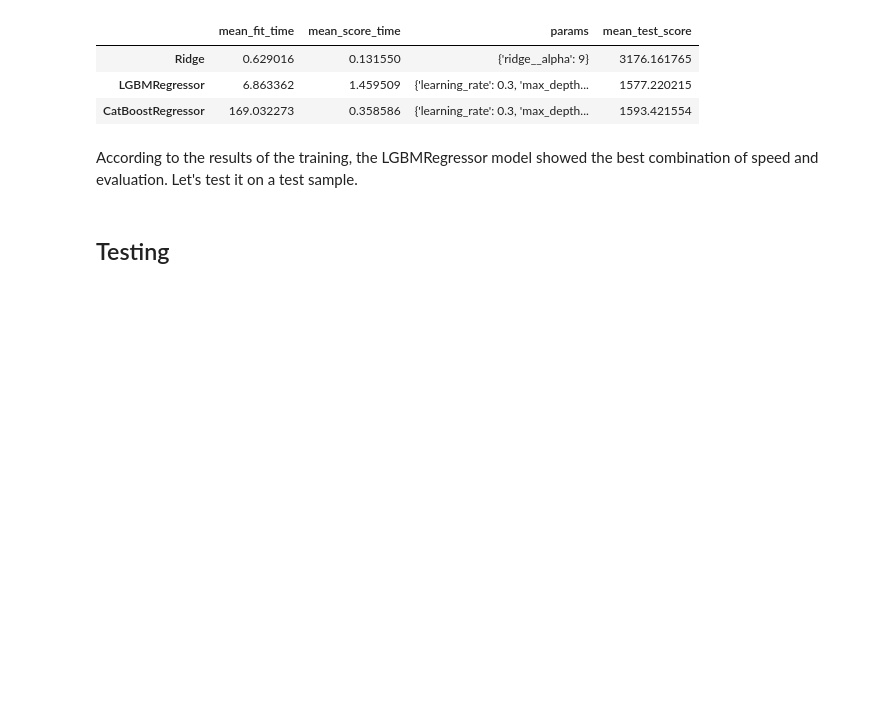
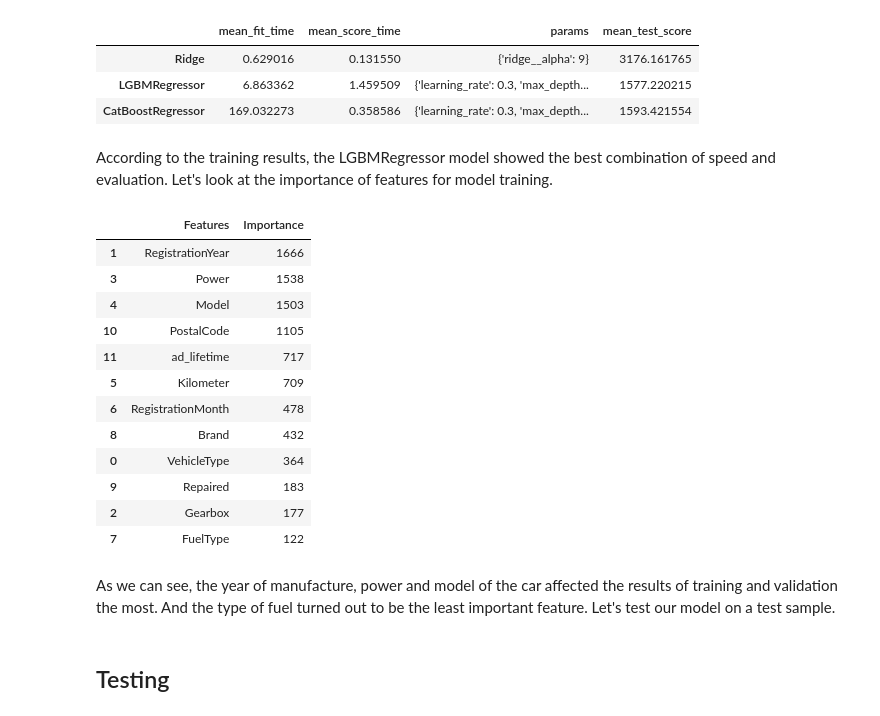
Before and after one commit to UsovAlexander/Determining-the-value-of-the-car, a Jupyter notebook: Determining_the_value_of_the_car.ipynb, the cells around one changed output. Drawn from its saved outputs; the diff is of its cells as text; code cells hidden in the pictures; blank space fills up the shorter version.

```diff
--- a/Determining_the_value_of_the_car.ipynb
+++ b/Determining_the_value_of_the_car.ipynb
@@ -341,7 +345,27 @@ result
 | LGBMRegressor | 6.863362 | 1.459509 | {'learning_rate': 0.3, 'max_depth... | 1577.220215 |
 | CatBoostRegressor | 169.032273 | 0.358586 | {'learning_rate': 0.3, 'max_depth... | 1593.421554 |
 # %% [markdown]
-According to the results of the training, the LGBMRegressor model showed the best combination of speed and evaluation. Let's test it on a test sample.
+According to the training results, the LGBMRegressor model showed the best combination of speed and evaluation. Let's look at the importance of features for model training.
+# %%
+feature_importance = pd.DataFrame({'Features': X_train.columns,
+                                   'Importance': grid_search_lgbr.best_estimator_.feature_importances_}).sort_values('Importance', ascending=False)
+feature_importance
+# %% [output]
+|  | Features | Importance |
+| 1 | RegistrationYear | 1666 |
+| 3 | Power | 1538 |
+| 4 | Model | 1503 |
+| 10 | PostalCode | 1105 |
+| 11 | ad_lifetime | 717 |
+| 5 | Kilometer | 709 |
+| 6 | RegistrationMonth | 478 |
+| 8 | Brand | 432 |
+| 0 | VehicleType | 364 |
+| 9 | Repaired | 183 |
+| 2 | Gearbox | 177 |
+| 7 | FuelType | 122 |
+# %% [markdown]
+As we can see, the year of manufacture, power and model of the car affected the results of training and validation the most. And the type of fuel turned out to be the least important feature. Let's test our model on a test sample.
 # %% [markdown]
 ## Testing
 # %%
```
Also changed, not shown: parts of 2 cells of this notebook.
